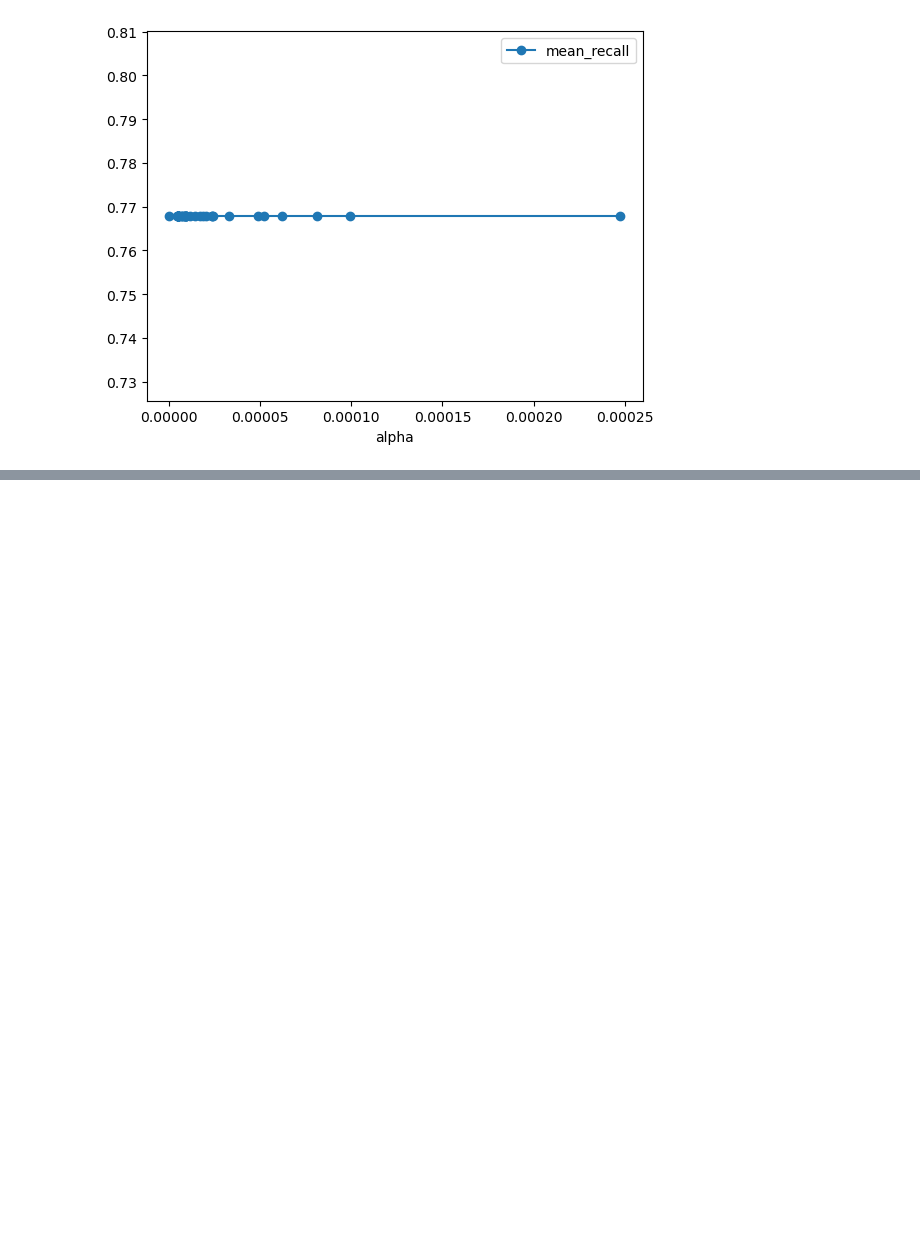
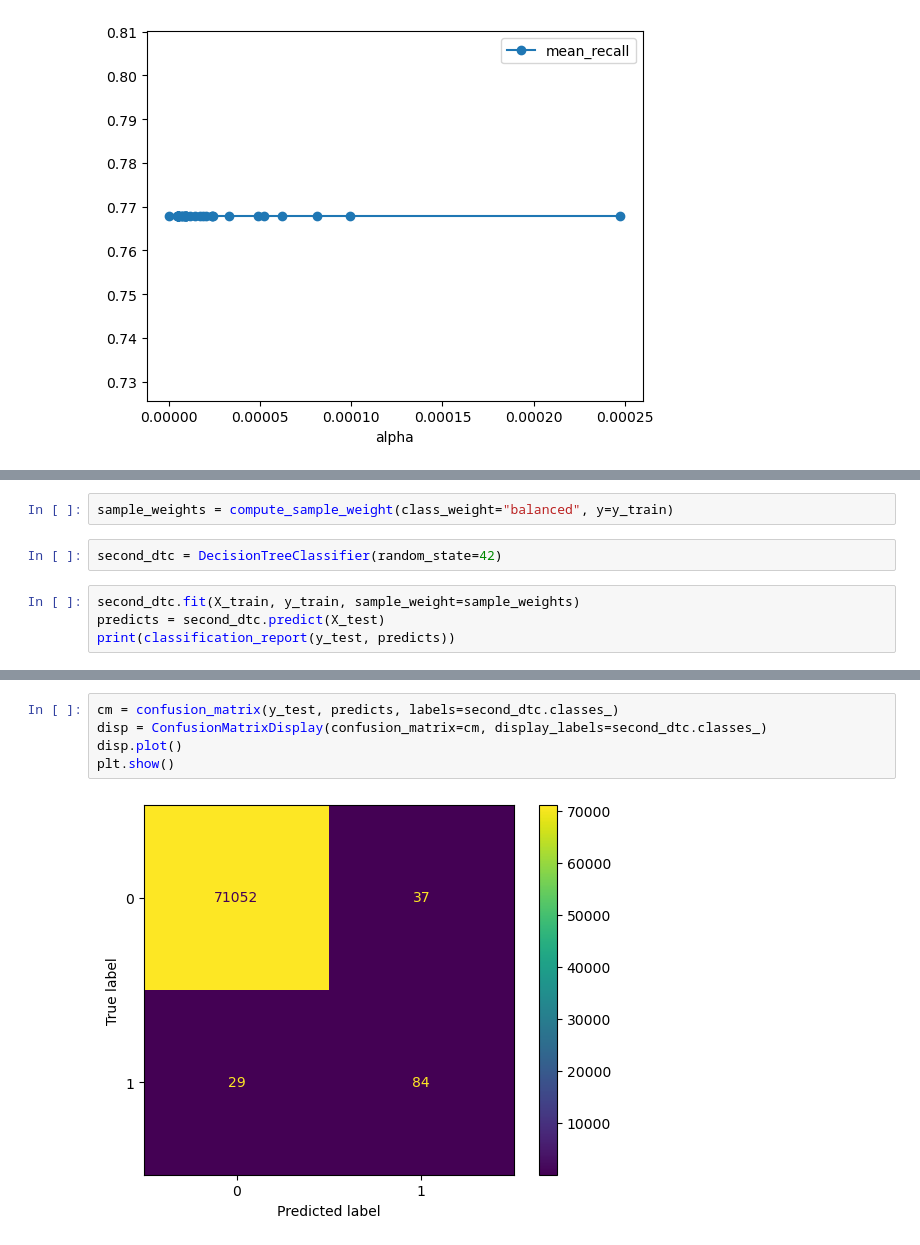
Before and after one commit to heereenveen/Kaggle, a Jupyter notebook: Credit Card Fraud Detection/ccfd.ipynb, the cells around one changed output, grey strips where cells are left out. Cells and saved outputs as stored; diff of their text form; blank space fills up the shorter version.

```diff
--- a/Credit Card Fraud Detection/ccfd.ipynb
+++ b/Credit Card Fraud Detection/ccfd.ipynb
@@ -261,0 +334,8 @@ alpha_results.plot(x='alpha',
+# %%
+sample_weights = compute_sample_weight(class_weight="balanced", y=y_train)
+# %%
+second_dtc = DecisionTreeClassifier(random_state=42)
+# %%
+second_dtc.fit(X_train, y_train, sample_weight=sample_weights)
+predicts = second_dtc.predict(X_test)
+print(classification_report(y_test, predicts))
@@ -261,0 +351,7 @@ alpha_results.plot(x='alpha',
+# %%
+cm = confusion_matrix(y_test, predicts, labels=second_dtc.classes_)
+disp = ConfusionMatrixDisplay(confusion_matrix=cm, display_labels=second_dtc.classes_)
+disp.plot()
+plt.show()
+# %% [output]
+[figure, added]
```
Also changed, not shown: parts of 28 cells of this notebook.
